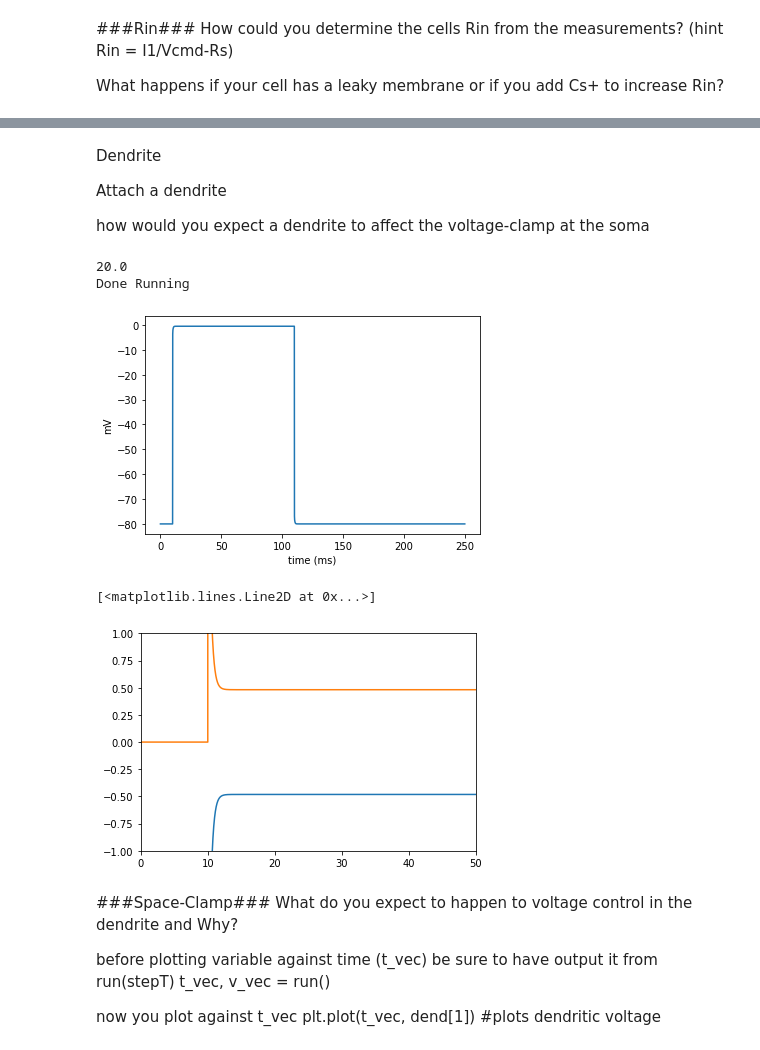
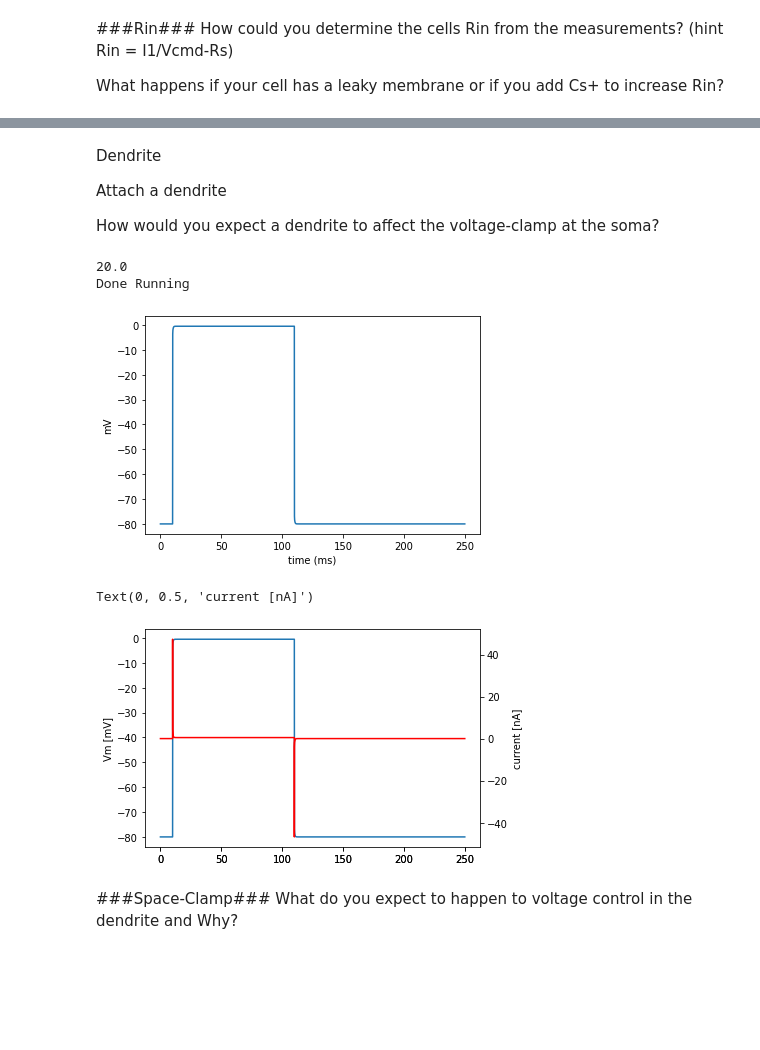
Before and after one commit to tonykelly00/bigs, a Jupyter notebook: Test_Neuron_model.ipynb, the cells around one changed output, grey strips where cells are left out. Cells and saved outputs as stored; diff of their text form; code cells hidden in the pictures; blank space fills up the shorter version.

```diff
--- a/Test_Neuron_model.ipynb
+++ b/Test_Neuron_model.ipynb
@@ -253,27 +318,31 @@ Dendrite
 
 Attach a dendrite
 
-how would you expect a dendrite to affect the voltage-clamp at the soma
+How would you expect a dendrite to affect the voltage-clamp at the soma?
 # %%
 soma = mk_soma(20,20)
-vc= attach_VC(soma)
+vc= attach_VC(soma, rs=30)
 dend = attach_dend(soma, 200, 3)
 t_vec, v_vec=run(soma)
-plt.plot(t_vec, v_vec) #ms mV
-plt.axis([0, 50, -1, 1])
-plt.plot(t_vec, vc[1]) #ms nA
+
+# create the general figure
+fig1 = plt.figure()
+# and the first axes using subplot populated with data
+ax1 = fig1.add_subplot(111)
+Vm = ax1.plot(t_vec, v_vec,)
+plt.ylabel("Vm [mV]")
+# now, the second axes that shares the x-axis with the ax1
+ax2 = fig1.add_subplot(111, sharex=ax1, frameon=False)
+current = ax2.plot(t_vec, vc[1],'r')
+ax2.yaxis.tick_right()
+ax2.yaxis.set_label_position("right")
+plt.ylabel("current [nA]")
 # %% [output]
 20.0
 Done Running
 [figure]
-[<matplotlib.lines.Line2D at 0x...>]
+Text(0, 0.5, 'current [nA]')
-[figure, old version]
+[figure, new version]
 # %% [markdown]
 ###Space-Clamp###
 What do you expect to happen to voltage control in the dendrite and Why?
-
- before plotting variable against time (t_vec) be sure to have output it from run(stepT)
-     t_vec, v_vec = run()
-
-now you plot against t_vec
-     plt.plot(t_vec, dend[1]) #plots dendritic voltage
```
Also changed, not shown: parts of 25 cells of this notebook.
